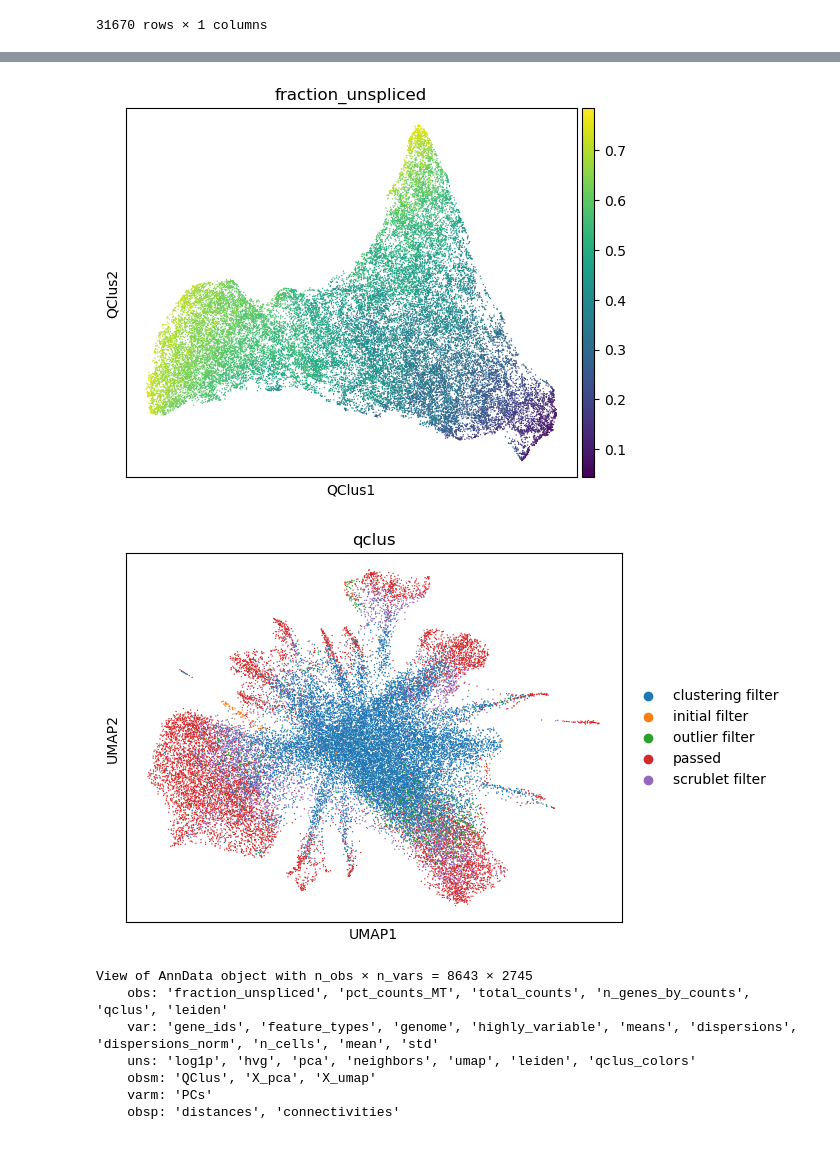
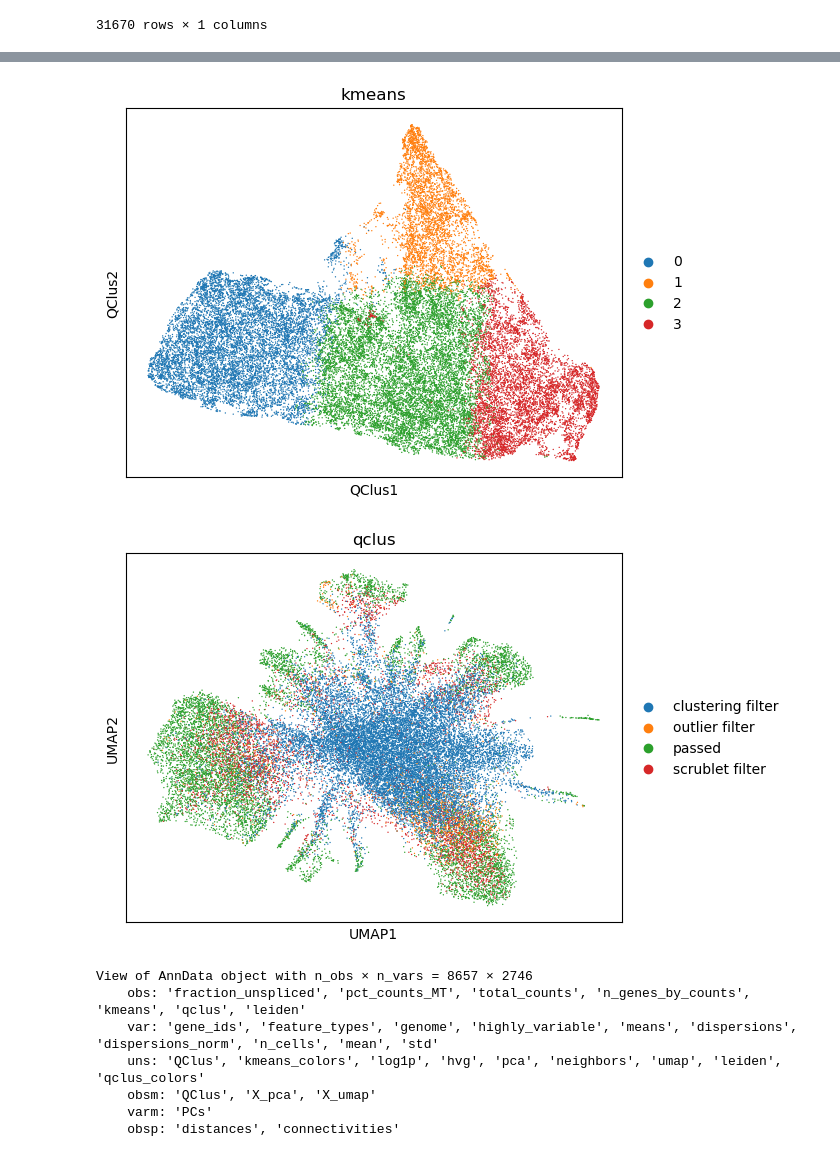
Before and after one commit to linnalab/qclus, a Jupyter notebook: tutorials/qclus_tutorial.ipynb, the cells around one changed output, grey strips where cells are left out. Drawn from its saved outputs; the diff is of its cells as text; code cells hidden in the pictures.

```diff
--- a/tutorials/qclus_tutorial.ipynb
+++ b/tutorials/qclus_tutorial.ipynb
@@ -76,11 +76,15 @@ scrublet filter       4026
 outlier filter        1356
 initial filter         123
 Name: count, dtype: int64
+# %%
+#filter out initial_filter annotated cells
+adata = adata[adata.obs.qclus!="initial filter"]
+adata.obsm["QClus"] = adata.uns["QClus"]
 # %%
 %matplotlib inline
-sc.pl.embedding(adata, basis="QClus", color="fraction_unspliced")
+sc.pl.embedding(adata, basis="QClus", color="kmeans")
 # %% [output]
-[figure, old version]
+[figure, new version]
 # %%
 #run standard processing for visualization purposes
 sc.pp.normalize_total(adata, target_sum=1e4)
@@ -102,15 +106,15 @@ sc.tl.leiden(adata, key_added="leiden")
 
 sc.pl.umap(adata, color="qclus")
 # %% [output]
-[figure, old version]
+[figure, new version]
 # %%
 adata = adata[adata.obs.qclus=="passed"]
 adata
 # %% [output]
-View of AnnData object with n_obs × n_vars = 8643 × 2745
-    obs: 'fraction_unspliced', 'pct_counts_MT', 'total_counts', 'n_genes_by_counts', 'qclus', 'leiden'
+View of AnnData object with n_obs × n_vars = 8657 × 2746
+    obs: 'fraction_unspliced', 'pct_counts_MT', 'total_counts', 'n_genes_by_counts', 'kmeans', 'qclus', 'leiden'
     var: 'gene_ids', 'feature_types', 'genome', 'highly_variable', 'means', 'dispersions', 'dispersions_norm', 'n_cells', 'mean', 'std'
-    uns: 'log1p', 'hvg', 'pca', 'neighbors', 'umap', 'leiden', 'qclus_colors'
+    uns: 'QClus', 'kmeans_colors', 'log1p', 'hvg', 'pca', 'neighbors', 'umap', 'leiden', 'qclus_colors'
     obsm: 'QClus', 'X_pca', 'X_umap'
     varm: 'PCs'
     obsp: 'distances', 'connectivities'
```
Also changed, not shown: parts of 3 cells of this notebook, 2 other files.
